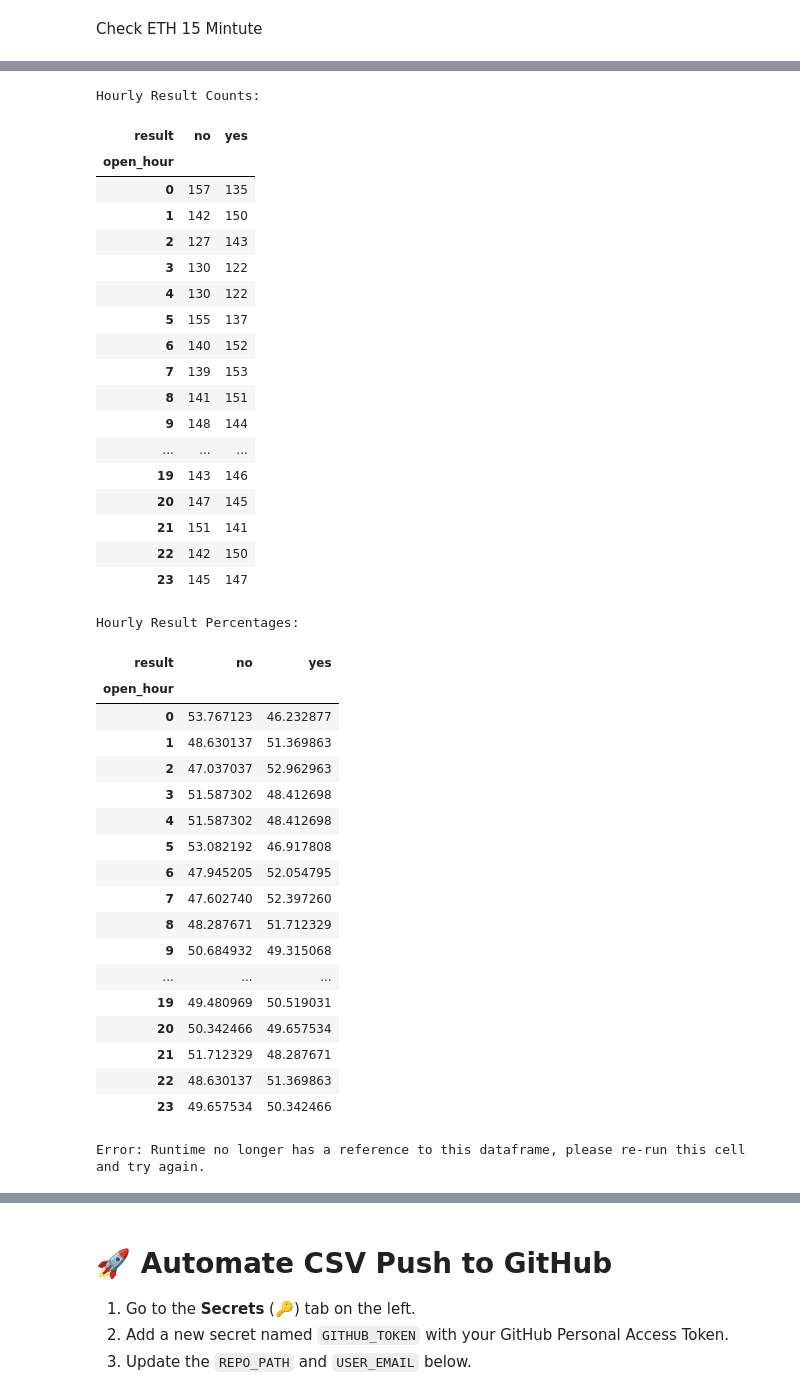
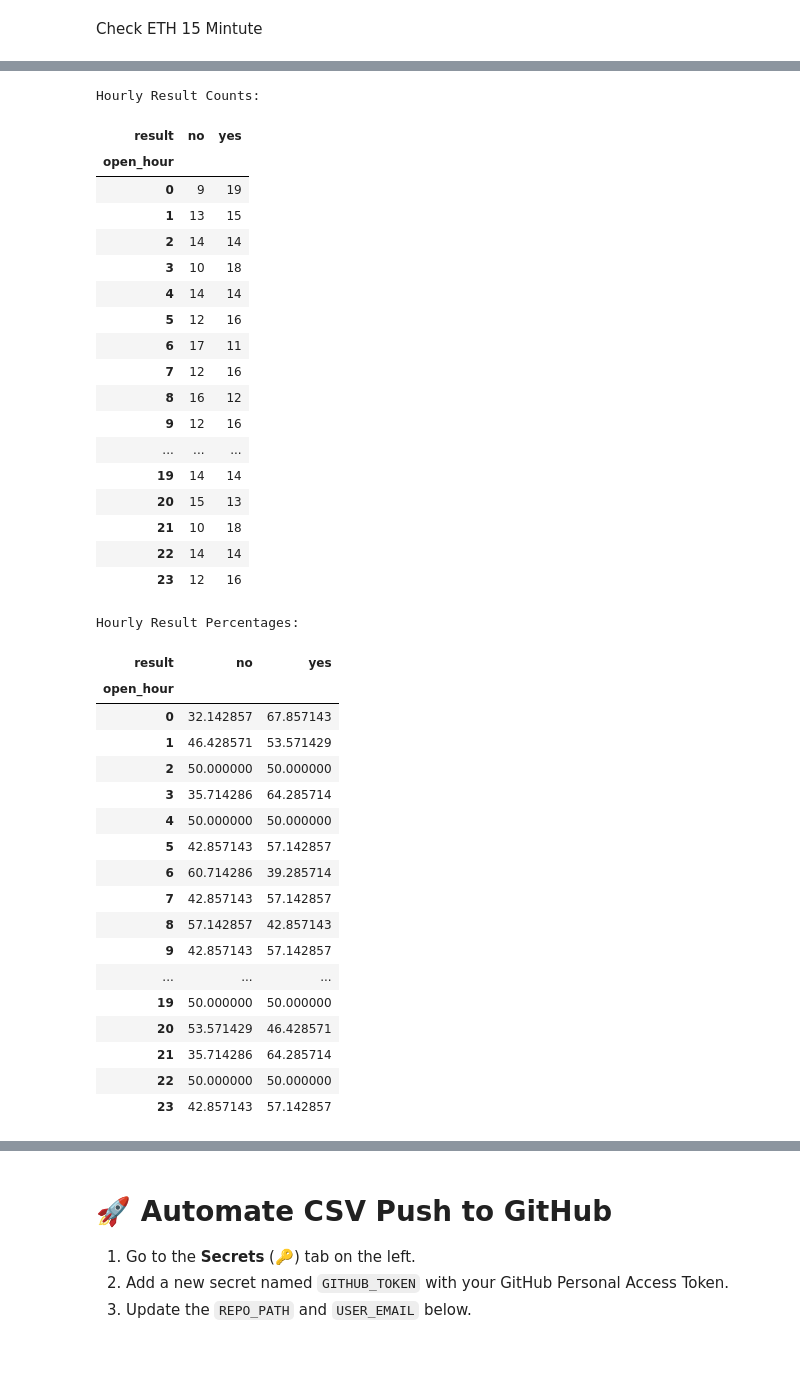
Before and after one commit to JohnEvans89/Kalshi_API_Test, a Jupyter notebook: Kalshi_Colab.ipynb, the cells around one changed output, grey strips where cells are left out. Cells and saved outputs as stored; diff of their text form; code cells hidden in the pictures; blank space fills up the shorter version.

```diff
--- a/Kalshi_Colab.ipynb
+++ b/Kalshi_Colab.ipynb
@@ -405,67 +242,66 @@ dtype: int64
 # %%
 # @title # - {display-mode: "form"}
 import pandas as pd
 
 # Load results from the specified CSV file
-df_markets = pd.read_csv('/content/hype.csv')
+df_markets = pd.read_csv('/content/silver.csv')
 
 # Ensure open_time is in datetime format
 df_markets['open_time'] = pd.to_datetime(df_markets['open_time'])
 
 # Extract the hour from the 'open_time' column
 df_markets['open_hour'] = df_markets['open_time'].dt.hour
 
 # Group by 'open_hour' and 'result' and count occurrences
 hourly_result_counts = df_markets.groupby(['open_hour', 'result']).size().unstack(fill_value=0)
 
 # Calculate the percentage of 'yes' and 'no' for each hour
 hourly_result_percentages = hourly_result_counts.apply(lambda x: x / x.sum() * 100, axis=1)
 
 # Display the results
 print("Hourly Result Counts:")
 display(hourly_result_counts)
 print("\nHourly Result Percentages:")
 display(hourly_result_percentages)
 # %% [output]
 Hourly Result Counts:
 | result | no | yes |
 | open_hour |  |  |
-| 0 | 157 | 135 |
-| 1 | 142 | 150 |
-| 2 | 127 | 143 |
-| 3 | 130 | 122 |
-| 4 | 130 | 122 |
-| 5 | 155 | 137 |
-| 6 | 140 | 152 |
-| 7 | 139 | 153 |
-| 8 | 141 | 151 |
-| 9 | 148 | 144 |
+| 0 | 9 | 19 |
+| 1 | 13 | 15 |
+| 2 | 14 | 14 |
+| 3 | 10 | 18 |
+| 4 | 14 | 14 |
+| 5 | 12 | 16 |
+| 6 | 17 | 11 |
+| 7 | 12 | 16 |
+| 8 | 16 | 12 |
+| 9 | 12 | 16 |
 | ... | ... | ... |
-| 19 | 143 | 146 |
-| 20 | 147 | 145 |
-| 21 | 151 | 141 |
-| 22 | 142 | 150 |
-| 23 | 145 | 147 |
+| 19 | 14 | 14 |
+| 20 | 15 | 13 |
+| 21 | 10 | 18 |
+| 22 | 14 | 14 |
+| 23 | 12 | 16 |
 Hourly Result Percentages:
 | result | no | yes |
 | open_hour |  |  |
-| 0 | 53.767123 | 46.232877 |
-| 1 | 48.630137 | 51.369863 |
-| 2 | 47.037037 | 52.962963 |
-| 3 | 51.587302 | 48.412698 |
-| 4 | 51.587302 | 48.412698 |
-| 5 | 53.082192 | 46.917808 |
-| 6 | 47.945205 | 52.054795 |
-| 7 | 47.602740 | 52.397260 |
-| 8 | 48.287671 | 51.712329 |
-| 9 | 50.684932 | 49.315068 |
+| 0 | 32.142857 | 67.857143 |
+| 1 | 46.428571 | 53.571429 |
+| 2 | 50.000000 | 50.000000 |
+| 3 | 35.714286 | 64.285714 |
+| 4 | 50.000000 | 50.000000 |
+| 5 | 42.857143 | 57.142857 |
+| 6 | 60.714286 | 39.285714 |
+| 7 | 42.857143 | 57.142857 |
+| 8 | 57.142857 | 42.857143 |
+| 9 | 42.857143 | 57.142857 |
 | ... | ... | ... |
-| 19 | 49.480969 | 50.519031 |
-| 20 | 50.342466 | 49.657534 |
-| 21 | 51.712329 | 48.287671 |
-| 22 | 48.630137 | 51.369863 |
-| 23 | 49.657534 | 50.342466 |
+| 19 | 50.000000 | 50.000000 |
+| 20 | 53.571429 | 46.428571 |
+| 21 | 35.714286 | 64.285714 |
+| 22 | 50.000000 | 50.000000 |
+| 23 | 42.857143 | 57.142857 |
-Error: Runtime no longer has a reference to this dataframe, please re-run this cell and try again.
 # %%
 # @title #- {display-mode: "form"}
 import pandas as pd
```
Also changed, not shown: parts of 14 cells of this notebook.
